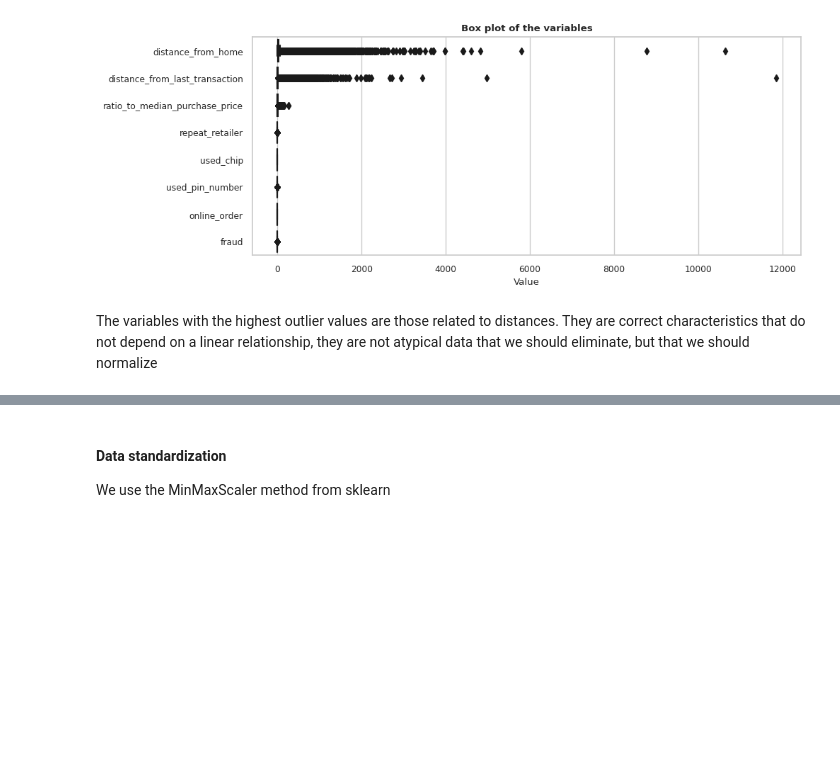
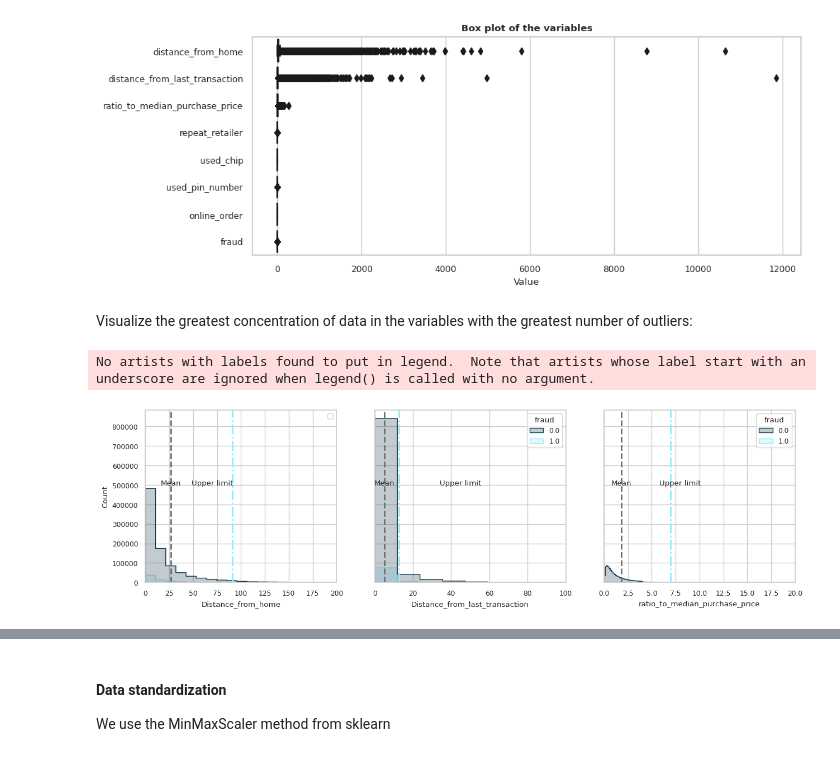
Before and after one commit to William-CCS96/Credit-card-fraud-predictive-model-with_decision_tree_and_random_forest, a Jupyter notebook: notebooks/0.0-credit_card_fraud_predictive_model_with_decision_tree_and_random_forest-introduction.ipynb, the cells around one changed output, grey strips where cells are left out. Drawn from its saved outputs; the diff is of its cells as text; code cells hidden in the pictures; blank space fills up the shorter version.

```diff
--- a/notebooks/0.0-credit_card_fraud_predictive_model_with_decision_tree_and_random_forest-introduction.ipynb
+++ b/notebooks/0.0-credit_card_fraud_predictive_model_with_decision_tree_and_random_forest-introduction.ipynb
@@ -180,5 +180,5 @@ plt.xlabel("Value")
 plt.show()
 # %% [output]
 [figure]
-# %% [markdown]
-The variables with the highest outlier values are those related to distances. They are correct characteristics that do not depend on a linear relationship, they are not atypical data that we should eliminate, but that we should normalize
+# %% [markdown]
+Visualize the greatest concentration of data in the variables with the greatest number of outliers:
@@ -184,0 +197,33 @@ The variables with the highest outlier values are those related to distances. Th
+# %%
+fig, ax = plt.subplots(1, 3, figsize=(15,4), sharey=True)
+sns.histplot(data=df, x="distance_from_home", bins=1000, color=colors[0], hue="fraud", ax=ax[0], element="step", palette=colors)
+ax[0].set_xlim(0, 200)
+ax[0].axvline(np.mean(df["distance_from_home"]), linewidth=2, color=colors[2], linestyle='--')
+ax[0].axvline(upper_limit_distance_from_home, linewidth=2, color=colors[1], linestyle='-.')
+ax[0].annotate("Mean", (np.mean(df["distance_from_home"]),  500000), ha='center')
+ax[0].annotate("Upper limit", (70,  500000), ha='center')
+ax[0].set_xlabel("Distance_from_home")
+ax[0].set_ylabel("Count")
+ax[0].legend()
+
+sns.histplot(data=df, x="distance_from_last_transaction", bins=1000, color=colors[0], hue="fraud", ax=ax[1], element="step", palette=colors)
+ax[1].set_xlabel("Distance_from_last_transaction")
+ax[1].set_xlim(0, 100)
+ax[1].axvline(np.mean(df["distance_from_last_transaction"]), linewidth=2, color=colors[2], linestyle='--')
+ax[1].annotate("Mean", (np.mean(df["distance_from_last_transaction"]),  500000), ha='center')
+ax[1].axvline(upper_limit_distance_from_last_transaction , linewidth=2, color=colors[1], linestyle='-.')
+ax[1].annotate("Upper limit", (45,  500000), ha='center')
+
+sns.histplot(data=df, x="ratio_to_median_purchase_price", bins=2000, color=colors[0], hue="fraud", ax=ax[2],  element="step", palette=colors)
+ax[2].set_xlabel("ratio_to_median_purchase_price")
+ax[2].set_xlim(0, 20)
+ax[2].axvline(np.mean(df["ratio_to_median_purchase_price"]), linewidth=2, color=colors[2], linestyle='--')
+ax[2].annotate("Mean", (np.mean(df["ratio_to_median_purchase_price"]),  500000), ha='center')
+ax[2].axvline( upper_limit_ratio_to_median_purchase_price , linewidth=2, color=colors[1], linestyle='-.')
+ax[2].annotate("Upper limit", (8,  500000), ha='center')
+
+plt.subplots_adjust(wspace=0.2)
+plt.show()
+# %% [output]
+No artists with labels found to put in legend.  Note that artists whose label start with an underscore are ignored when legend() is called with no argument.
+[figure, added]
```
Also changed, not shown: parts of 29 cells of this notebook.
